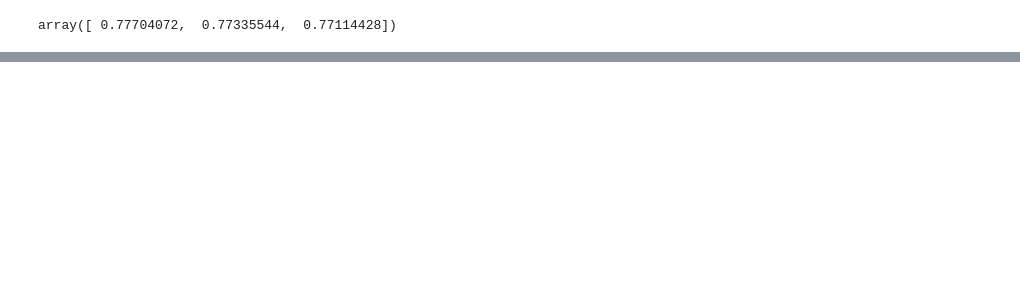
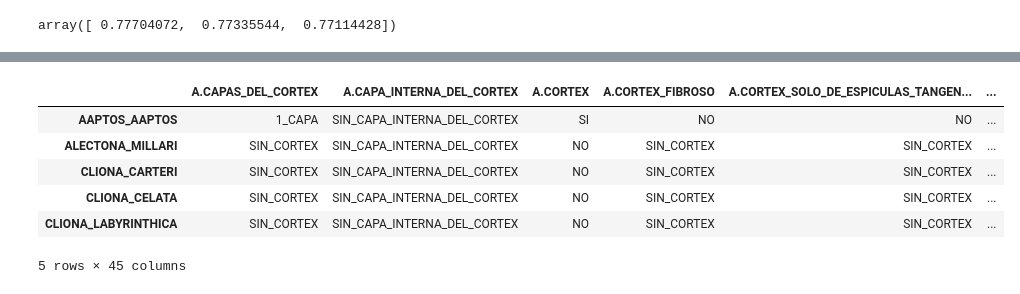
Before and after one commit to mkainula/ml-engineer, a Jupyter notebook: 03_Classification_and_Clustering/Assignment.ipynb, the cells around one changed output, grey strips where cells are left out. Saved outputs shown, nothing was run; the diff lists cells and outputs as text; code cells hidden in the pictures; blank space fills up the shorter version.

```diff
--- a/03_Classification_and_Clustering/Assignment.ipynb
+++ b/03_Classification_and_Clustering/Assignment.ipynb
@@ -193,0 +201,56 @@ avg / total       0.75      0.78      0.75      8141
+# %%
+sponge_headers = ["A.CAPAS_DEL_CORTEX",
+"A.CAPA_INTERNA_DEL_CORTEX",
+"A.CORTEX",
+"A.CORTEX_FIBROSO",
+"A.CORTEX_SOLO_DE_ESPICULAS_TANGENCIALES",
+"A.CUERPOS_EXTRANOS_EN_EL_CORTEX",
+"A.GROSOR_DEL_CORTEX",
+"A.HACES_DE_ESPICULAS_PRINCIPALES_EN_POMPON_EN_EL_CORTEX",
+"A.TILOSTILOS_ADICIONALES_COANOSOMA",
+"B.NUMERO_DE_TIPOS_DE_MEGASCLERAS",
+"C.TIPO_ESPICULA_PRINCIPAL_DIACTINA_TUBERCULADA",
+"C.TIPO_ESPICULA_PRINCIPAL_ESTILO",
+"C.TIPO_ESPICULA_PRINCIPAL_ESTILOS_2_TAMANOS",
+"C.TIPO_ESPICULA_PRINCIPAL_ESTILO_TILOSTILO",
+"C.TIPO_ESPICULA_PRINCIPAL_ESTRONGILOXA",
+"C.TIPO_ESPICULA_PRINCIPAL_OXAS",
+"C.TIPO_ESPICULA_PRINCIPAL_TILOSTILO",
+"D.ESPICULA_PRINCIPAL_ESTILO",
+"D.ESPICULA_PRINCIPAL_TILOSTILO",
+"D.FORMA_BASE_TILOSTILO_PRINCIPAL",
+"E.DISPOSICION_MEGASCLERAS_ECTOSOMICAS_EN_EL_ECTOSOMA",
+"E.FORMA_BASE_TILOSTILO_ECTOSOMICO",
+"E.FORMA_MEGASCLERA_ECTOSOMICA",
+"E.TIPO_MEGASCLERA_ECTOSOMICA",
+"F.TIPO_DE_EXOSTILO",
+"G.FORMA_MEGASCLERA_INTERMEDIARIA",
+"G.TIPO_MEGASCLERA_INTERMEDIARIA",
+"H.LONGITUD_MEGASCLERAS",
+"I.MICROSCLERAS",
+"I.TIPO_MICROSCLERA",
+"J.ASTER",
+"J.DIAMETRO_ESFERASTER",
+"J.TIPO_DE_ASTER",
+"J.TIPO_DE_DIPLASTER",
+"J.TIPO_DE_ESFERASTER",
+"K.FORMA_FINAL",
+"L.NUMERO_DE_PAPILAS",
+"L.PAPILAS",
+"M.COLOR",
+"N.SUPERFICIE",
+"O.DISPOSICION_ESPICULAR_ESQUELETO",
+"P.ALOJA_CANGREJO_ERMITANO",
+"P.PERFORANTE",
+"P.PSEUDORAICES",
+"P.SUSTRATO"]
+sponge_data = pd.read_csv('sponge.data', names=sponge_headers)
+sponge_data.head()
+# %% [output]
+|  | A.CAPAS_DEL_CORTEX | A.CAPA_INTERNA_DEL_CORTEX | A.CORTEX | A.CORTEX_FIBROSO | A.CORTEX_SOLO_DE_ESPICULAS_TANGEN... | ... |
+| AAPTOS_AAPTOS | 1_CAPA | SIN_CAPA_INTERNA_DEL_CORTEX | SI | NO | NO | ... |
+| ALECTONA_MILLARI | SIN_CORTEX | SIN_CAPA_INTERNA_DEL_CORTEX | NO | SIN_CORTEX | SIN_CORTEX | ... |
+| CLIONA_CARTERI | SIN_CORTEX | SIN_CAPA_INTERNA_DEL_CORTEX | NO | SIN_CORTEX | SIN_CORTEX | ... |
+| CLIONA_CELATA | SIN_CORTEX | SIN_CAPA_INTERNA_DEL_CORTEX | NO | SIN_CORTEX | SIN_CORTEX | ... |
+| CLIONA_LABYRINTHICA | SIN_CORTEX | SIN_CAPA_INTERNA_DEL_CORTEX | NO | SIN_CORTEX | SIN_CORTEX | ... |
+5 rows × 45 columns
```
Also changed, not shown: parts of 20 cells of this notebook, 1 other file.
